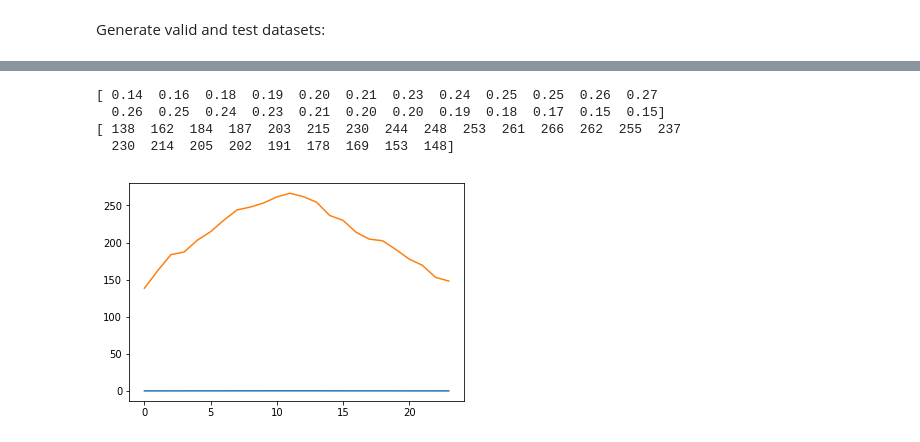
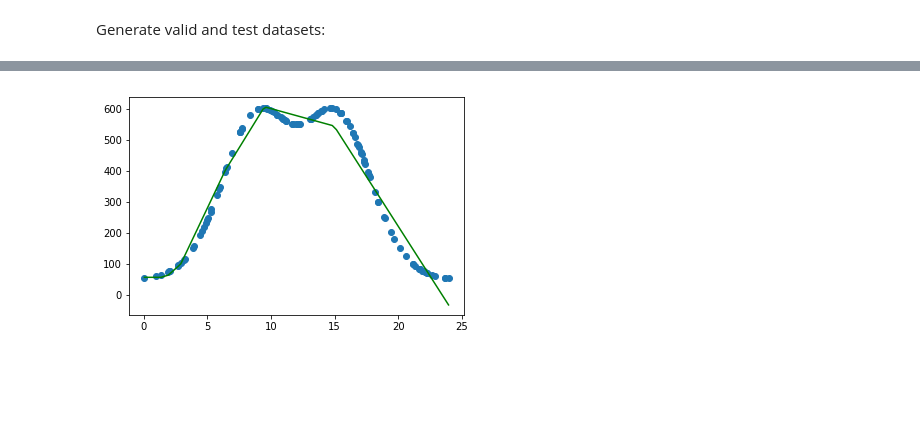
Before and after one commit to gafrom/udacity-deep_learning, a Jupyter notebook: hightime.ipynb, the cells around one changed output, grey strips where cells are left out. Drawn from its saved outputs; the diff is of its cells as text; code cells hidden in the pictures; blank space fills up the shorter version.

```diff
--- a/hightime.ipynb
+++ b/hightime.ipynb
@@ -89,13 +85,18 @@ class BatchGenerator(object):
 # %% [markdown]
 Generate valid and test datasets:
 # %%
-generator = BatchGenerator(24)
+generator = BatchGenerator(120)
 
+# Test dataset
 test_dataset, test_labels = generator.spit()
+# sort it for a nice view
+sorting = np.array([test_dataset, test_labels]).reshape(2, -1).T
+sorting = sorting[np.argsort(sorting[:, 0])]
+test_dataset, test_labels = sorting.T.reshape(2, -1, 1)
 
-# print(test_dataset)
-# print(test_labels)
+print('Test size: %s', test_dataset.shape)
+print('Ten test pairs as an example:')
 
-for sec, label in list(zip(test_dataset, test_labels)):
+for sec, label in list(zip(test_dataset, test_labels))[:10]:
   print('Time %s => %03.2f rps' % (squashed_secs_to_string(sec), squashed_label_to_label(label)))
 # %% [output]
@@ -121,8 +117,8 @@ Simple NN Model with one hidden layer and hyperbolic tangent activation function
 # %%
 feature_size = 1 # number of features to feed input
 num_labels = 1 # number of output labels
-num_hidden_nodes = 8
-batch_size = 24
+num_hidden_nodes = 35
+batch_size = 100
 learning_rate = 0.05
 
 graph = tf.Graph()
@@ -169,5 +155,5 @@ print(sigma)
 # %%
-num_steps = 301
+num_steps = 1051
 generator = BatchGenerator(batch_size)
 
 def accuracy(predictions, labels):
@@ -187,22 +173,8 @@ with graph.as_default():
         [optimizer, loss], feed_dict=feed_dict)
       if (step % 50 == 0):
         print("Minibatch loss at step %d: %f" % (step, l))
-#         print("output: %s" % (oe))
-#         print("hidden layer %s" % (hl))
-#         print("X: %s" % (Xe))
-#         print("Y: %s" % (Ye))
-#         print("w1: %s" % (w1e))
-#         print("bias1: %s" % (b1e))
-#         print("y: %s" % (ye))
-#         print("w2: %s" % (w2e))
-#         print("bias2: %s" % (b2e))
-#         print("error: %s" % (ee))
-#         print("squared error: %s" % (see))
+    predicted = tf_prediction.eval(feed_dict={tf_test_data: test_dataset})
 
-  #         print("Minibatch accuracy: %.1f%%" % accuracy(predictions, batch_labels))
-    #       print("Validation accuracy: %.1f%%" % accuracy(
-    #         valid_prediction.eval(), valid_labels))
-  #         print("Test accuracy: %.1f%%" % accuracy(test_prediction.eval(), test_labels))
-    predicted = tf_prediction.eval(feed_dict={tf_test_data: test_dataset})
+session.close()
 # %% [output]
 Initialized
@@ -216,17 +197,8 @@ Minibatch loss at step 300: 0.019666
-# %%
-np.set_printoptions(formatter={'float': '{: 0.2f}'.format})
-predicted_rps = np.array(squashed_labels_to_labels(predicted.reshape(predicted.shape[0])))
-
-print(predicted.reshape(predicted.shape[0]))
-np.set_printoptions(formatter={'float': '{: 0.0f}'.format})
-print(predicted_rps)
-
-plt.plot(predicted)
-plt.plot(predicted_rps)
-plt.show()
-# %% [output]
-[ 0.14  0.16  0.18  0.19  0.20  0.21  0.23  0.24  0.25  0.25  0.26  0.27
-  0.26  0.25  0.24  0.23  0.21  0.20  0.20  0.19  0.18  0.17  0.15  0.15]
-[ 138  162  184  187  203  215  230  244  248  253  261  266  262  255  237
-  230  214  205  202  191  178  169  153  148]
-[figure, removed]
+# %%
+predicted_test = np.array(squashed_labels_to_labels(predicted.reshape(predicted.shape[0])))
+
+plt.scatter(squashed_secs_to_hours(test_dataset), squashed_labels_to_labels(test_labels))
+plt.plot(squashed_secs_to_hours(test_dataset), predicted_test, color='green')
+plt.show()
+# %% [output]
+[figure, added]
```
Also changed, not shown: parts of 7 cells of this notebook.
